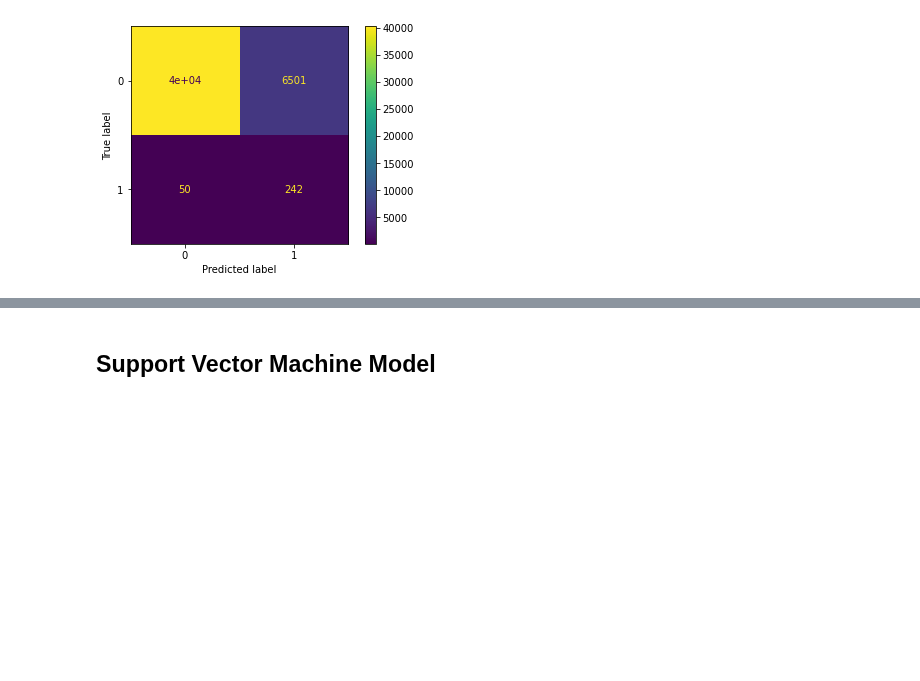
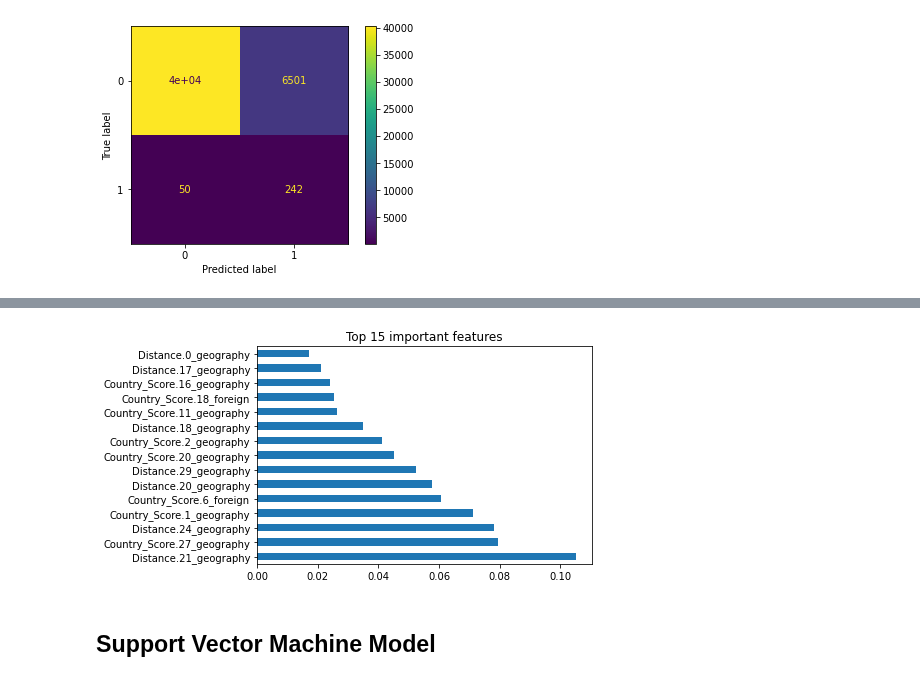
Before and after one commit to Alvaroguijarro97/ML_Group_Project, a Jupyter notebook: Dataframes_combined.ipynb, the cells around one changed output, grey strips where cells are left out. Saved outputs shown, nothing was run; the diff lists cells and outputs as text; code cells hidden in the pictures; blank space fills up the shorter version.

```diff
--- a/Dataframes_combined.ipynb
+++ b/Dataframes_combined.ipynb
@@ -603,3 +677,10 @@ _ = ConfusionMatrixDisplay.from_estimator(classifier_balanced_forest, X_test, y_
+# %%
+feat_importances = pd.Series(classifier_balanced_forest.feature_importances_, index=X.columns)
+feat_importances.nlargest(15).plot(kind='barh')
+plt.title("Top 15 important features")
+plt.show()
+# %% [output]
+[figure, added]
 # %% [markdown]
 ## Support Vector Machine Model
 # %%
```
Also changed, not shown: parts of 5 cells of this notebook.
